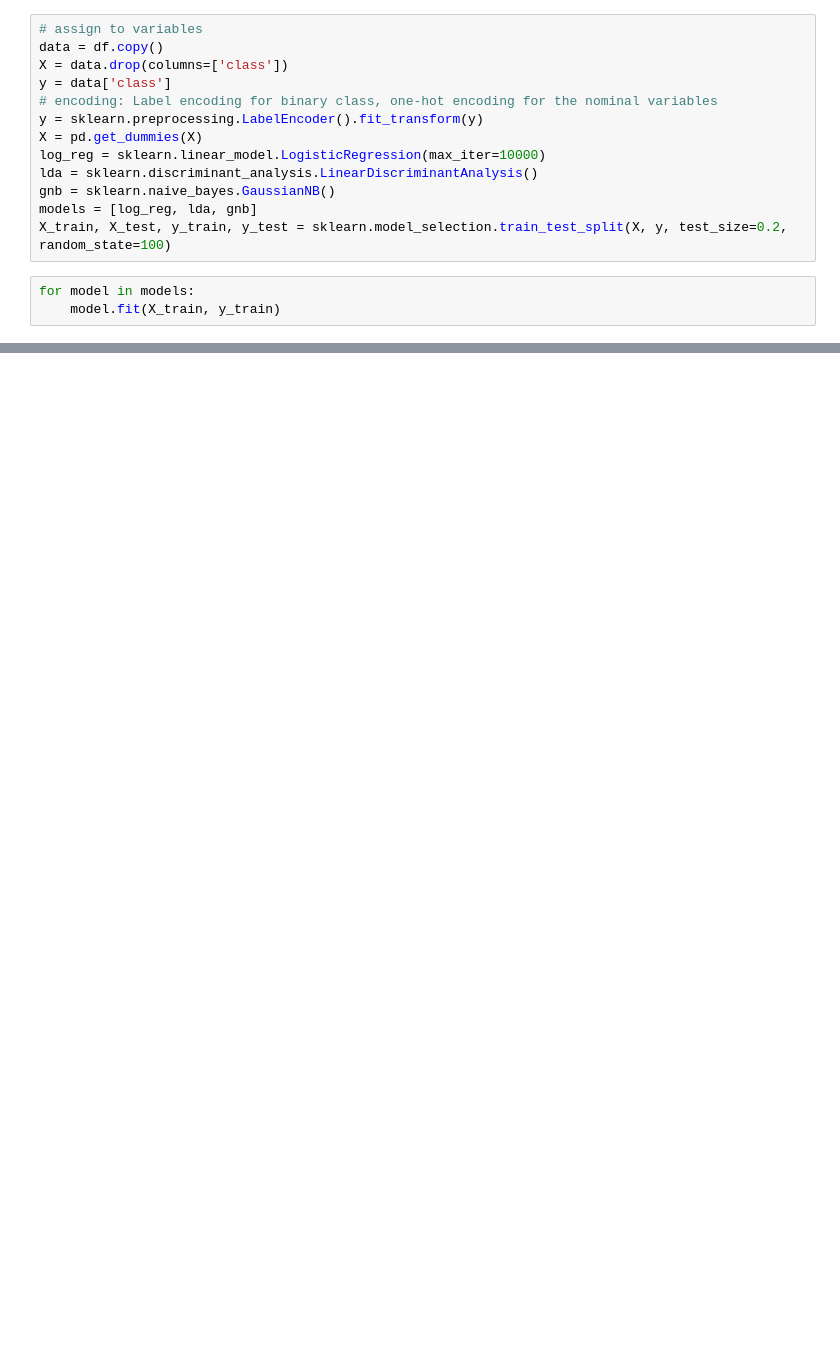
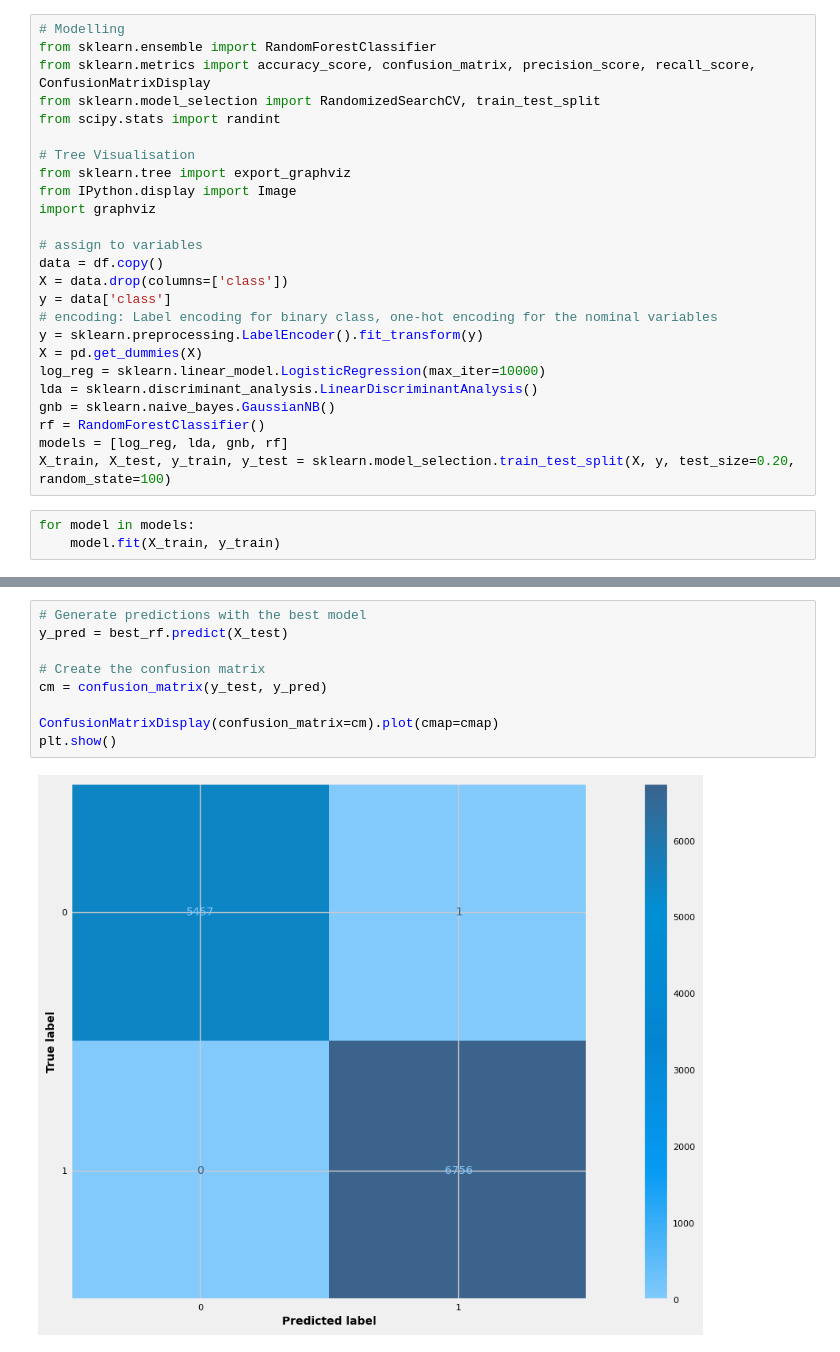
Before and after one commit to AndreaPepe/MushroomsClassification, a Jupyter notebook: mushrooms_classifiers.ipynb, the cells around one changed output, grey strips where cells are left out. Cells and saved outputs as stored; diff of their text form; blank space fills up the shorter version.

```diff
--- a/mushrooms_classifiers.ipynb
+++ b/mushrooms_classifiers.ipynb
@@ -149,6 +162,17 @@ chart.properties(height=600, width=600)
 # %% [output]
 [interactive output not drawn]
 # %%
+# Modelling
+from sklearn.ensemble import RandomForestClassifier
+from sklearn.metrics import accuracy_score, confusion_matrix, precision_score, recall_score, ConfusionMatrixDisplay
+from sklearn.model_selection import RandomizedSearchCV, train_test_split
+from scipy.stats import randint
+
+# Tree Visualisation
+from sklearn.tree import export_graphviz
+from IPython.display import Image
+import graphviz
+
 # assign to variables
 data = df.copy()
 X = data.drop(columns=['class'])
@@ -159,8 +183,9 @@ X = pd.get_dummies(X)
 log_reg = sklearn.linear_model.LogisticRegression(max_iter=10000)
 lda = sklearn.discriminant_analysis.LinearDiscriminantAnalysis()
 gnb = sklearn.naive_bayes.GaussianNB()
-models = [log_reg, lda, gnb]
-X_train, X_test, y_train, y_test = sklearn.model_selection.train_test_split(X, y, test_size=0.2, random_state=100)
+rf = RandomForestClassifier()
+models = [log_reg, lda, gnb, rf]
+X_train, X_test, y_train, y_test = sklearn.model_selection.train_test_split(X, y, test_size=0.20, random_state=100)
 # %%
 for model in models:
     model.fit(X_train, y_train)
@@ -198,0 +288,11 @@ Accuracy: 0.7059931226461438
+# %%
+# Generate predictions with the best model
+y_pred = best_rf.predict(X_test)
+
+# Create the confusion matrix
+cm = confusion_matrix(y_test, y_pred)
+
+ConfusionMatrixDisplay(confusion_matrix=cm).plot(cmap=cmap)
+plt.show()
+# %% [output]
+[figure, added]
```
Also changed, not shown: parts of 12 cells of this notebook.
